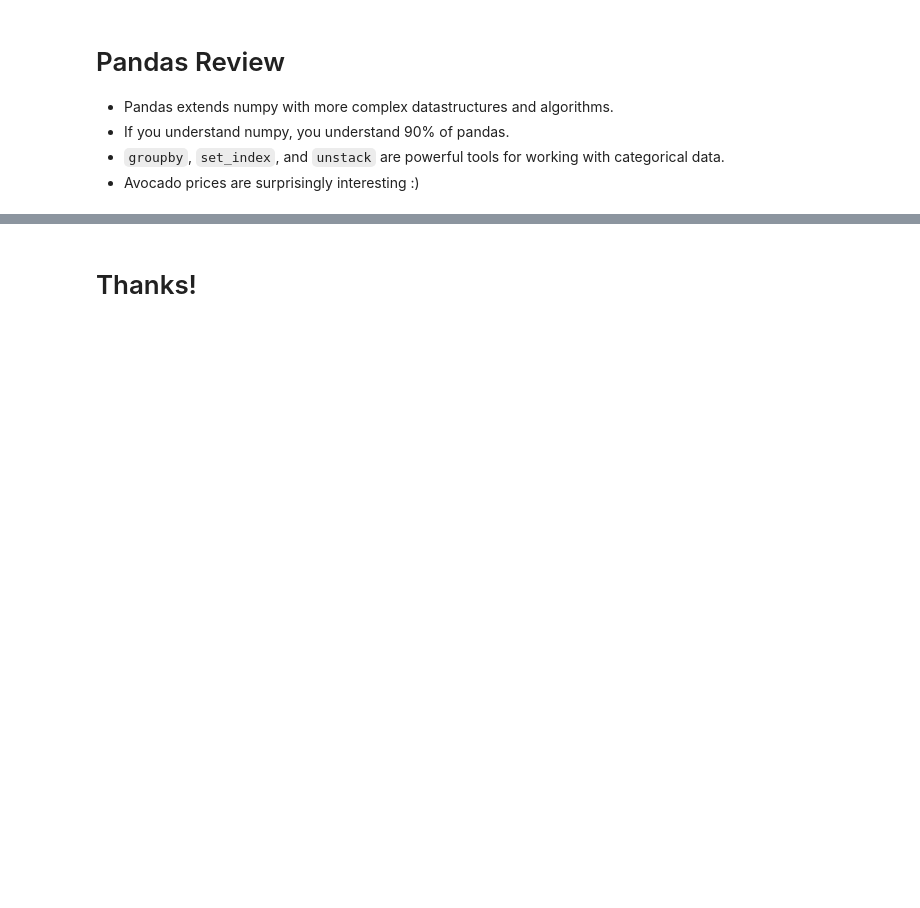
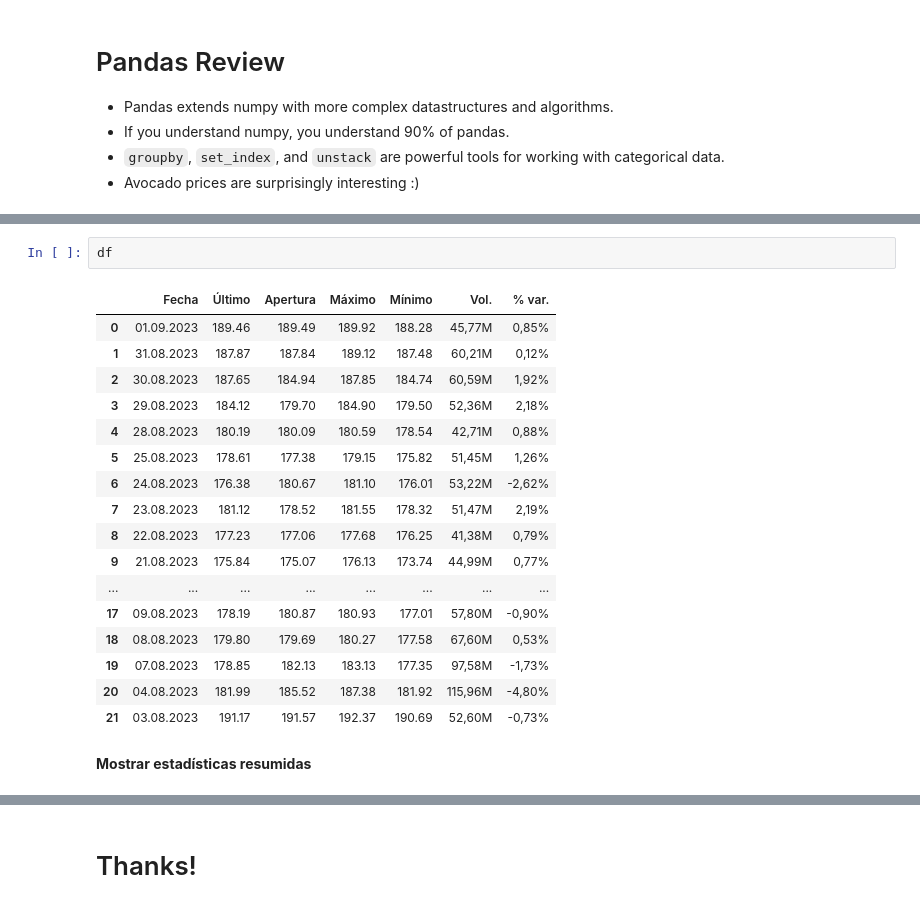
Before and after one commit to lpedraoss/Algorithm-labs, a Jupyter notebook: Laboratorio2/lpedraoss_Lab2.ipynb, the cells around one changed output, grey strips where cells are left out. Cells and saved outputs as stored; diff of their text form; blank space fills up the shorter version.

```diff
--- a/Laboratorio2/lpedraoss_Lab2.ipynb
+++ b/Laboratorio2/lpedraoss_Lab2.ipynb
@@ -1923,0 +1957,22 @@ ax.set_xticklabels(ax.get_xticklabels(), rotation=45);
+# %%
+df
+# %% [output]
+|  | Fecha | Último | Apertura | Máximo | Mínimo | Vol. | % var. |
+| 0 | 01.09.2023 | 189.46 | 189.49 | 189.92 | 188.28 | 45,77M | 0,85% |
+| 1 | 31.08.2023 | 187.87 | 187.84 | 189.12 | 187.48 | 60,21M | 0,12% |
+| 2 | 30.08.2023 | 187.65 | 184.94 | 187.85 | 184.74 | 60,59M | 1,92% |
+| 3 | 29.08.2023 | 184.12 | 179.70 | 184.90 | 179.50 | 52,36M | 2,18% |
+| 4 | 28.08.2023 | 180.19 | 180.09 | 180.59 | 178.54 | 42,71M | 0,88% |
+| 5 | 25.08.2023 | 178.61 | 177.38 | 179.15 | 175.82 | 51,45M | 1,26% |
+| 6 | 24.08.2023 | 176.38 | 180.67 | 181.10 | 176.01 | 53,22M | -2,62% |
+| 7 | 23.08.2023 | 181.12 | 178.52 | 181.55 | 178.32 | 51,47M | 2,19% |
+| 8 | 22.08.2023 | 177.23 | 177.06 | 177.68 | 176.25 | 41,38M | 0,79% |
+| 9 | 21.08.2023 | 175.84 | 175.07 | 176.13 | 173.74 | 44,99M | 0,77% |
+| ... | ... | ... | ... | ... | ... | ... | ... |
+| 17 | 09.08.2023 | 178.19 | 180.87 | 180.93 | 177.01 | 57,80M | -0,90% |
+| 18 | 08.08.2023 | 179.80 | 179.69 | 180.27 | 177.58 | 67,60M | 0,53% |
+| 19 | 07.08.2023 | 178.85 | 182.13 | 183.13 | 177.35 | 97,58M | -1,73% |
+| 20 | 04.08.2023 | 181.99 | 185.52 | 187.38 | 181.92 | 115,96M | -4,80% |
+| 21 | 03.08.2023 | 191.17 | 191.57 | 192.37 | 190.69 | 52,60M | -0,73% |
+# %% [markdown]
+**Mostrar estadísticas resumidas**
```
Also changed, not shown: parts of 8 cells of this notebook, 2 other files.
